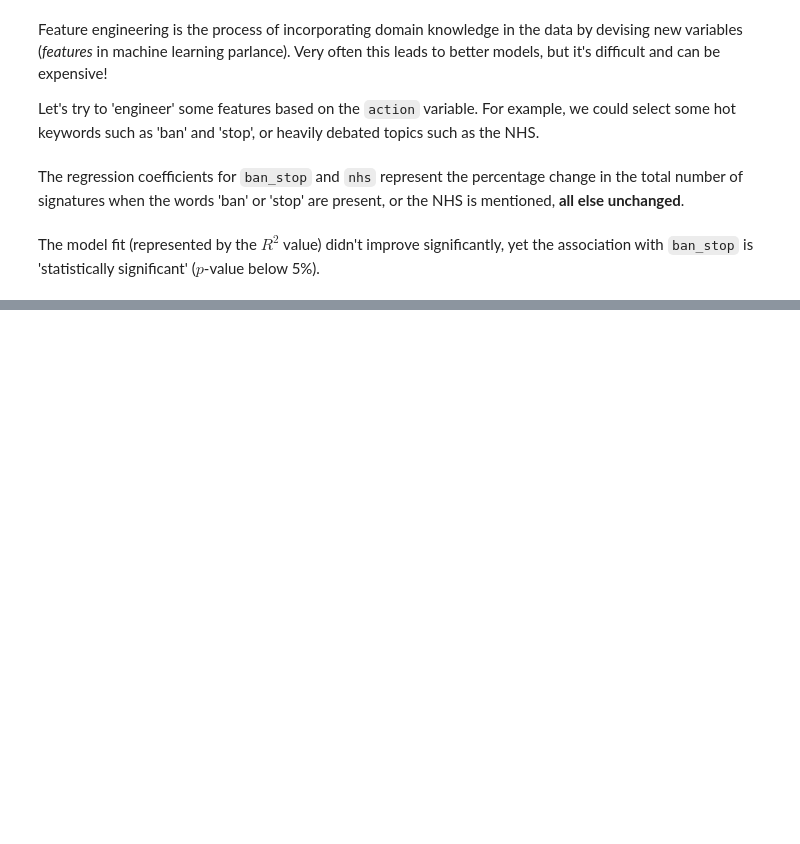
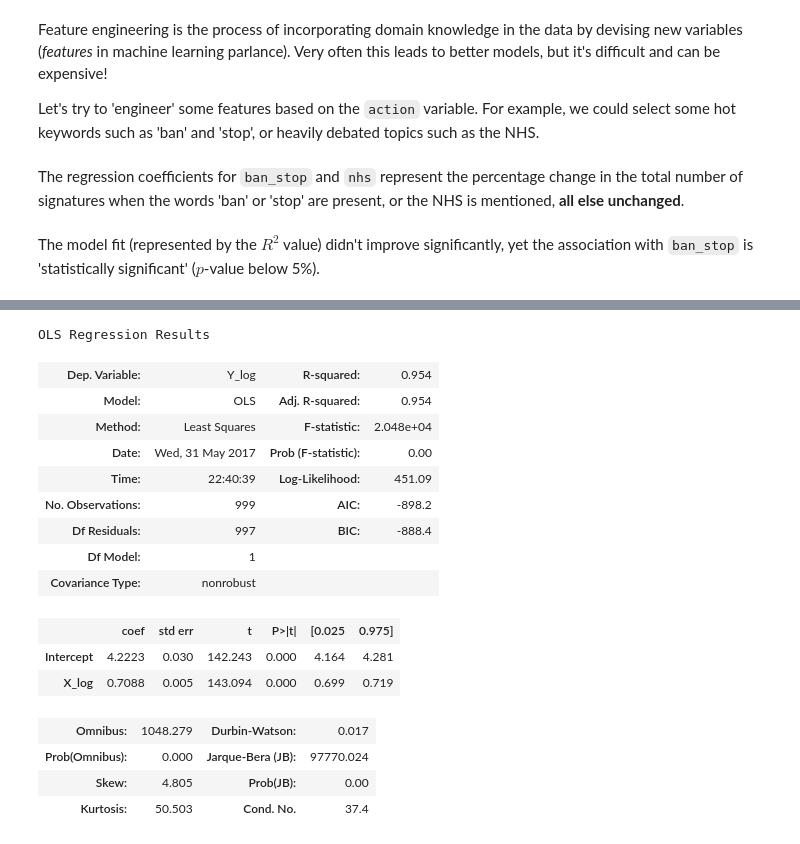
Before and after one commit to Vinh-CHUC/general-assembly-data-science, a Jupyter notebook: 5-WebScrapingAndAPIs/Facebook_shares_of_online_petitions_starter.ipynb, the cells around one changed output, grey strips where cells are left out. Drawn from its saved outputs; the diff is of its cells as text; code cells hidden in the pictures; blank space fills up the shorter version.

```diff
--- a/5-WebScrapingAndAPIs/Facebook_shares_of_online_petitions_starter.ipynb
+++ b/5-WebScrapingAndAPIs/Facebook_shares_of_online_petitions_starter.ipynb
@@ -315,0 +349,21 @@ The model fit (represented by the $R^{2}$ value) didn't improve significantly, y
+# %%
+log_model = smf.ols('Y_log ~ X_log', data=df).fit()
+log_model.summary()
+# %% [output]
+OLS Regression Results
+| Dep. Variable: | Y_log | R-squared: | 0.954 |
+| Model: | OLS | Adj. R-squared: | 0.954 |
+| Method: | Least Squares | F-statistic: | 2.048e+04 |
+| Date: | Wed, 31 May 2017 | Prob (F-statistic): | 0.00 |
+| Time: | 22:40:39 | Log-Likelihood: | 451.09 |
+| No. Observations: | 999 | AIC: | -898.2 |
+| Df Residuals: | 997 | BIC: | -888.4 |
+| Df Model: | 1 |  |  |
+| Covariance Type: | nonrobust |  |  |
+|  | coef | std err | t | P>|t| | [0.025 | 0.975] |
+| Intercept | 4.2223 | 0.030 | 142.243 | 0.000 | 4.164 | 4.281 |
+| X_log | 0.7088 | 0.005 | 143.094 | 0.000 | 0.699 | 0.719 |
+| Omnibus: | 1048.279 | Durbin-Watson: | 0.017 |
+| Prob(Omnibus): | 0.000 | Jarque-Bera (JB): | 97770.024 |
+| Skew: | 4.805 | Prob(JB): | 0.00 |
+| Kurtosis: | 50.503 | Cond. No. | 37.4 |
```
Also changed, not shown: parts of 5 cells of this notebook.
